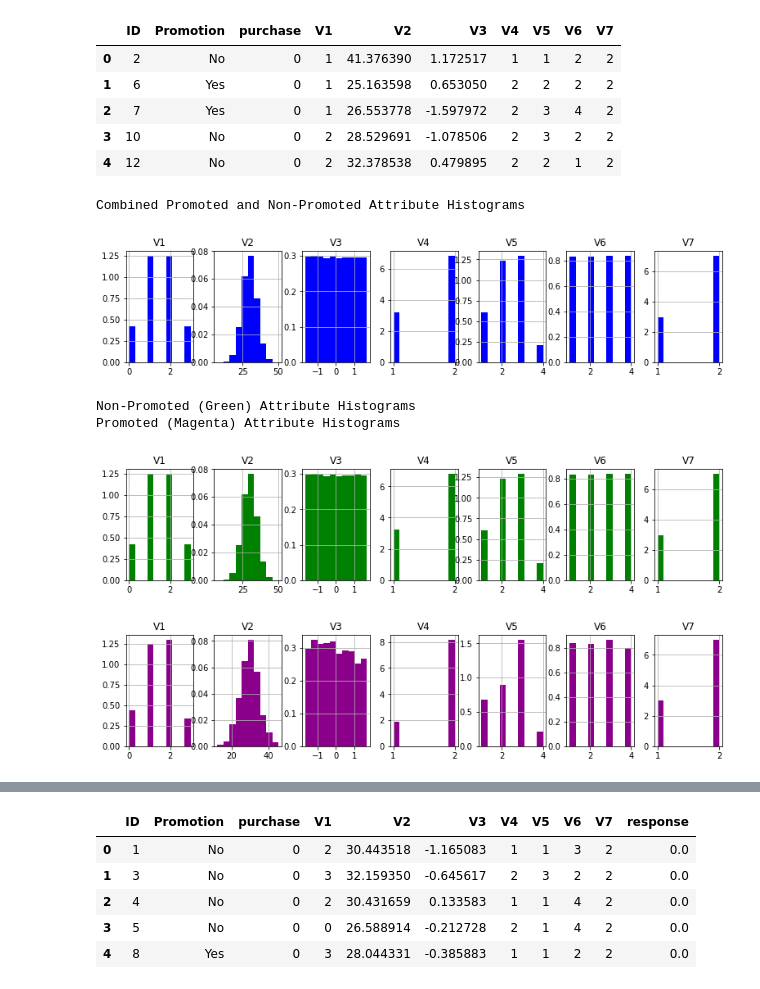
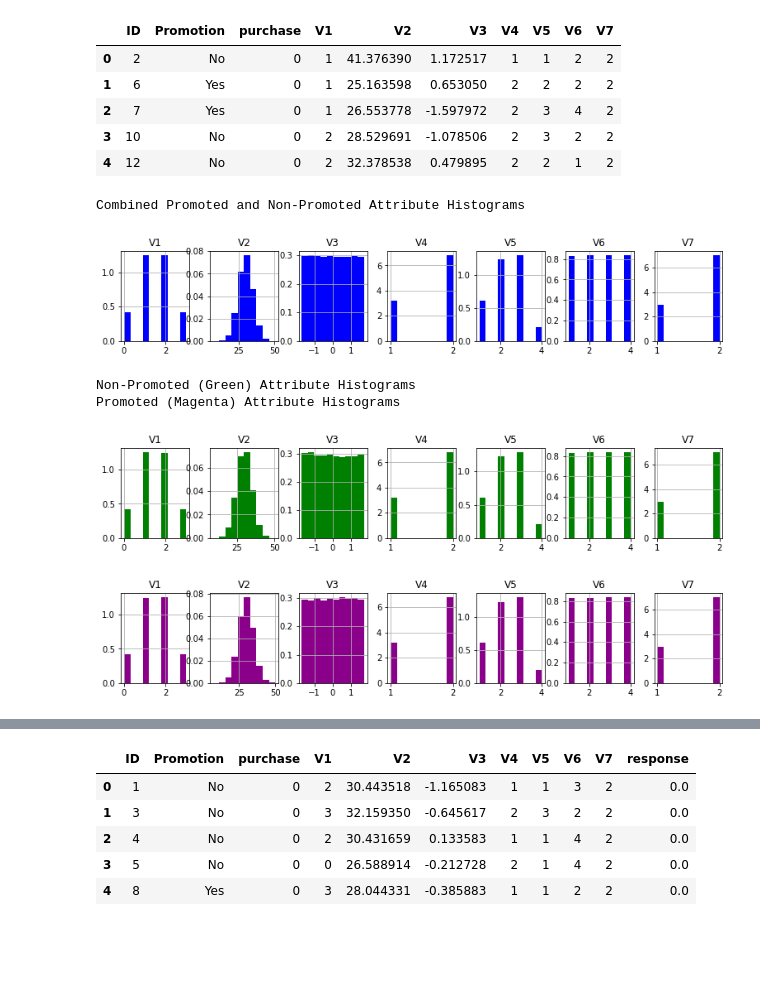
Before and after one commit to cphillips103/starbucks_analysis, a Jupyter notebook: Starbucks.ipynb, the cells around one changed output, grey strips where cells are left out. Drawn from its saved outputs; the diff is of its cells as text; code cells hidden in the pictures; blank space fills up the shorter version.

```diff
--- a/Starbucks.ipynb
+++ b/Starbucks.ipynb
@@ -274,27 +274,27 @@ test_data.head()
 attribute_labels = ['V1', 'V2', 'V3', 'V4', 'V5', 'V6', 'V7']
 # %%
 # Features histograms for control group:
-train_data.hist(column = attribute_labels, figsize=(15,2.5), layout = (1, 8), density = True, color = 'blue')
+train_data.hist(column = attribute_labels, figsize=(15,2), layout = (1, 8), density = True, color = 'blue')
 print("Combined Promoted and Non-Promoted Attribute Histograms")
 plt.show()
 # %% [output]
 Combined Promoted and Non-Promoted Attribute Histograms
-[figure, old version]
+[figure, new version]
 # %%
 # Features histograms for control group:
 
 print("Non-Promoted (Green) Attribute Histograms")
-train_data[train_data['purchase'] == 0].hist(column = attribute_labels, figsize=(15,2.5), layout = (1, 8),
+train_data[train_data['Promotion'] == "No"].hist(column = attribute_labels, figsize=(15,2), layout = (1, 8),
                                     density = True, color = 'green')
 
-# Features histograms for control group:
+# Features histograms for promoted to group:
 print("Promoted (Magenta) Attribute Histograms")
-train_data[train_data['purchase'] == 1].hist(column = attribute_labels, figsize=(15,2.5), layout = (1, 8),
+train_data[train_data['Promotion'] == "Yes"].hist(column = attribute_labels, figsize=(15,2), layout = (1, 8),
                                     density = True, color = 'darkmagenta')
 
 plt.show()
 # %% [output]
 Non-Promoted (Green) Attribute Histograms
 Promoted (Magenta) Attribute Histograms
-[figure, old version]
+[figure, new version]
-[figure, old version]
+[figure, new version]
```
Also changed, not shown: parts of 60 cells of this notebook, 7 other files.
